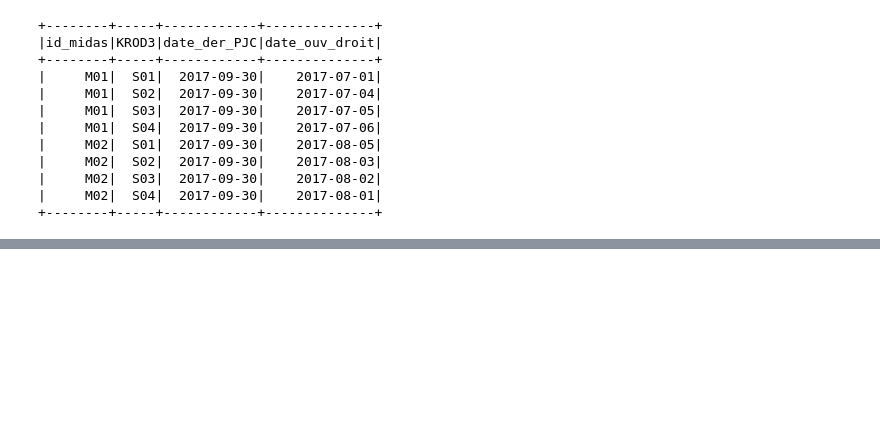
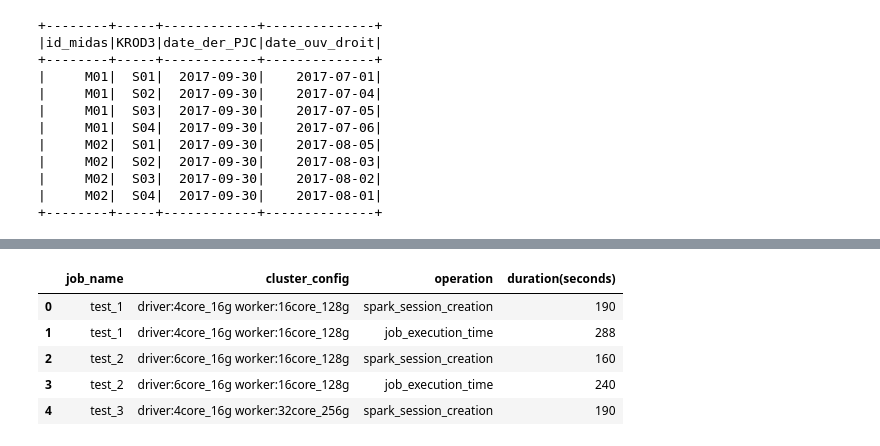
Before and after one commit to pengfei99/PySparkCommonFunc, a Jupyter notebook: notebooks/pyspark/advance/S03_Spark_submit/midares_test_script_1.ipynb, the cells around one changed output, grey strips where cells are left out. Saved outputs shown, nothing was run; the diff lists cells and outputs as text; code cells hidden in the pictures; blank space fills up the shorter version.

```diff
--- a/notebooks/pyspark/advance/S03_Spark_submit/midares_test_script_1.ipynb
+++ b/notebooks/pyspark/advance/S03_Spark_submit/midares_test_script_1.ipynb
@@ -129,0 +200,14 @@ resu.show(5)
+# %%
+import pandas as pd
+
+csv_path = "/home/pengfei/git/PySparkCommonFunc/data/midares/time.csv"
+pdf = pd.read_csv(csv_path, header=0, sep=',')
+# %%
+pdf.head(5)
+# %% [output]
+|  | job_name | cluster_config | operation | duration(seconds) |
+| 0 | test_1 | driver:4core_16g worker:16core_128g | spark_session_creation | 190 |
+| 1 | test_1 | driver:4core_16g worker:16core_128g | job_execution_time | 288 |
+| 2 | test_2 | driver:6core_16g worker:16core_128g | spark_session_creation | 160 |
+| 3 | test_2 | driver:6core_16g worker:16core_128g | job_execution_time | 240 |
+| 4 | test_3 | driver:4core_16g worker:32core_256g | spark_session_creation | 190 |
```
Also changed, not shown: parts of 8 cells of this notebook.
